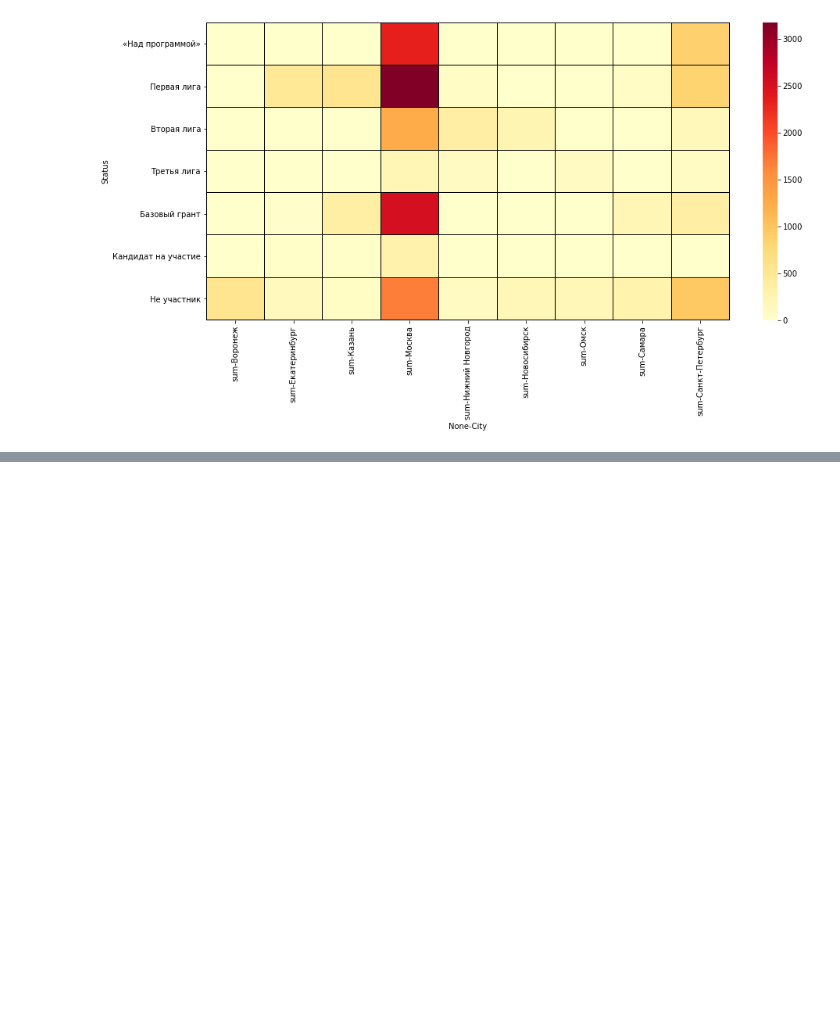
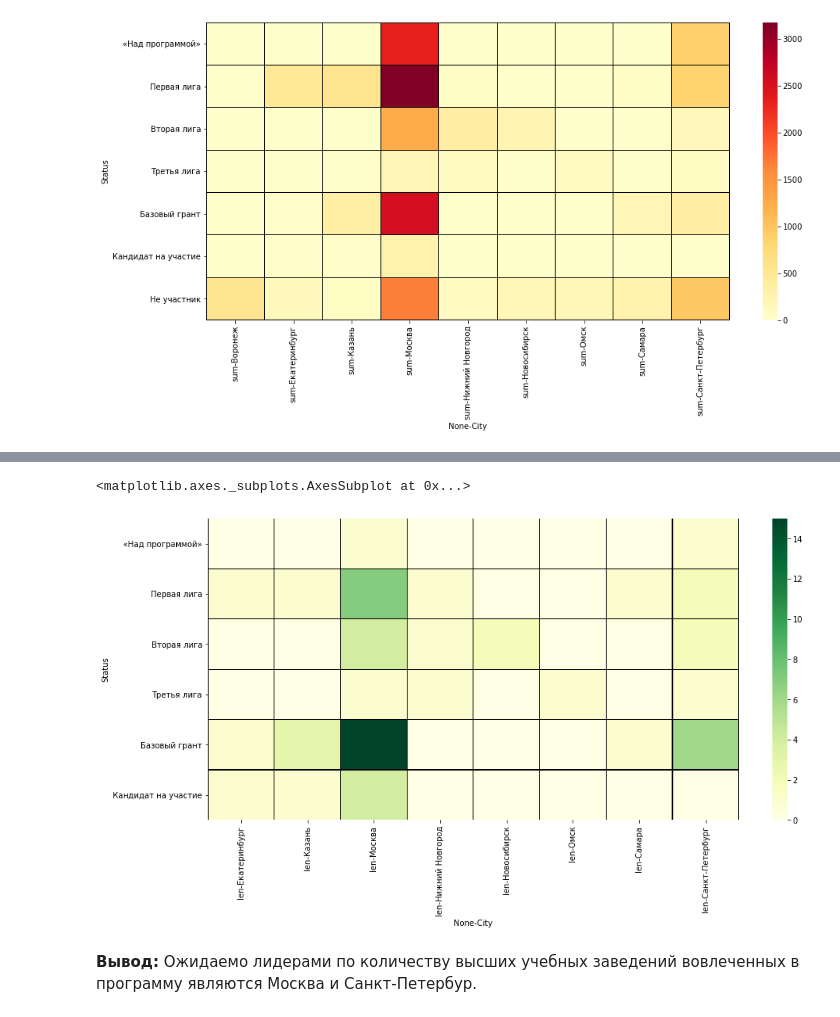
Before and after one commit to SergeyChernyaev/Python-Homeworks, a Jupyter notebook: STPY-39/Homeworks/02_Homework_(визуализация)/02_Homework_white.ipynb, the cells around one changed output, grey strips where cells are left out. Drawn from its saved outputs; the diff is of its cells as text; code cells hidden in the pictures; blank space fills up the shorter version.

```diff
--- a/STPY-39/Homeworks/02_Homework_(визуализация)/02_Homework_white.ipynb
+++ b/STPY-39/Homeworks/02_Homework_(визуализация)/02_Homework_white.ipynb
@@ -587,0 +631,7 @@ sns.heatmap(df_rating_heat_map, cmap='YlOrRd',linewidths=0.1, linecolor='black')
+# %%
+df_rating_heat_map_in_prog_sum = pd.pivot_table(df_city10_in_program,
+                        index='Status',
+                        columns='City',
+                        values='Points',
+                        aggfunc=[len]).fillna(0)
+df_rating_heat_map_in_prog_sum
@@ -587,0 +648,7 @@ sns.heatmap(df_rating_heat_map, cmap='YlOrRd',linewidths=0.1, linecolor='black')
+# %%
+sns.heatmap(df_rating_heat_map_in_prog_sum, cmap='YlGn',linewidths=0.1, linecolor='black')
+# %% [output]
+<matplotlib.axes._subplots.AxesSubplot at 0x...>
+[figure, added]
+# %% [markdown]
+**Вывод:** Ожидаемо лидерами по количеству высших учебных заведений вовлеченных в программу являются Москва и Санкт-Петербур.
```
Also changed, not shown: parts of 25 cells of this notebook.
